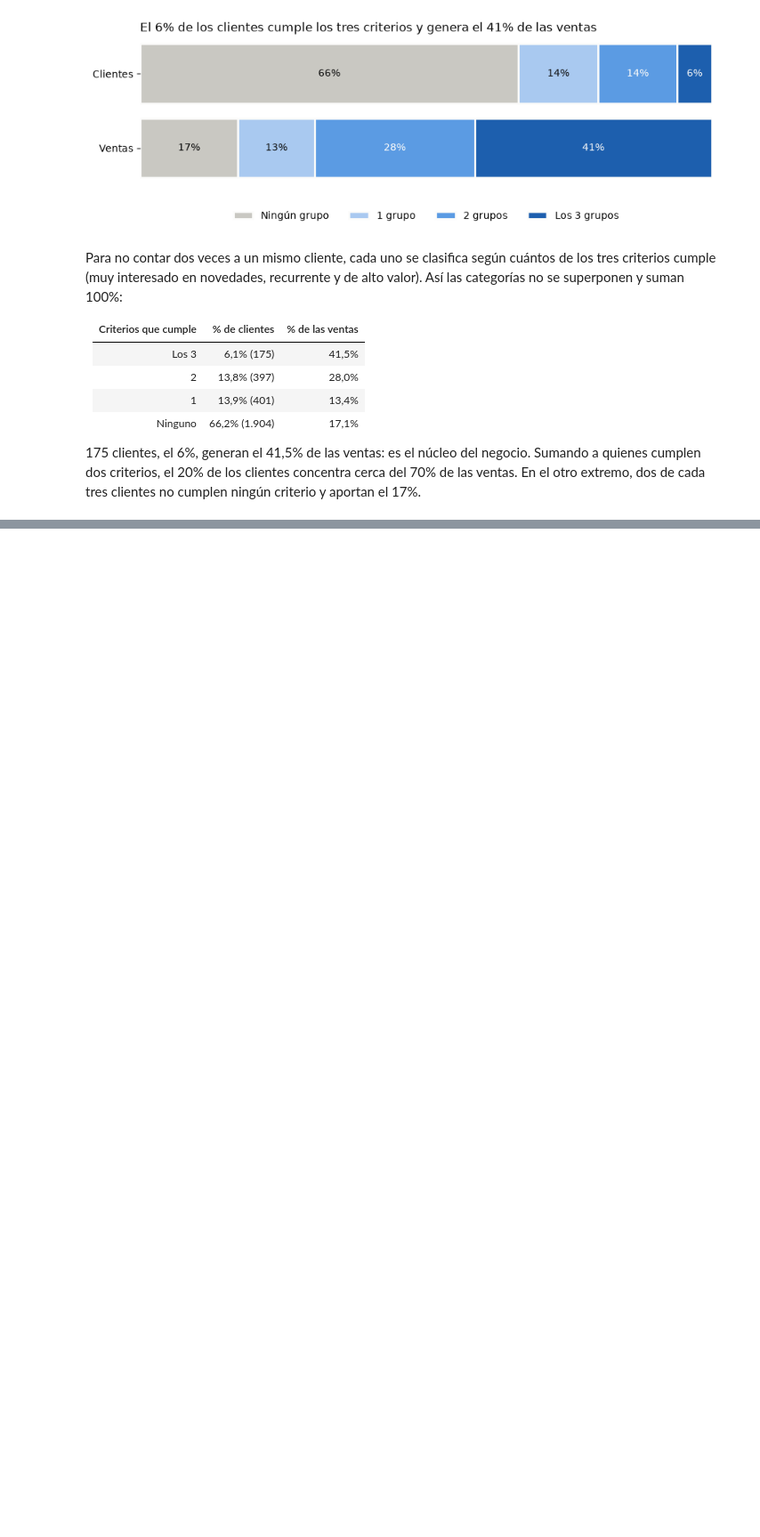
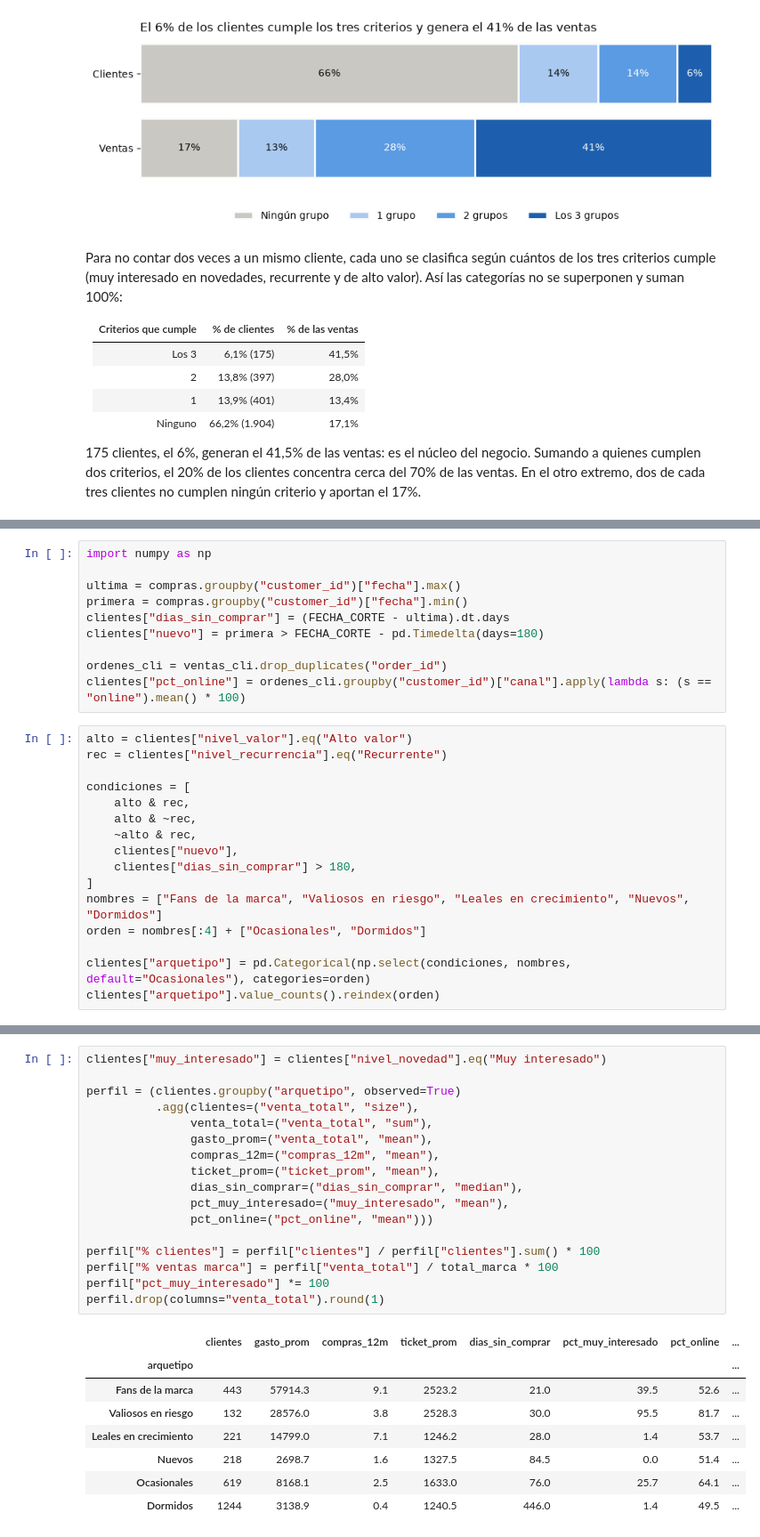
Before and after one commit to Edmh1/retail-customer-analytics, a Jupyter notebook: notebooks/02_analisis.ipynb, the cells around one changed output, grey strips where cells are left out. Shown at 89% size. Saved outputs shown, nothing was run; the diff lists cells and outputs as text; blank space fills up the shorter version.

Commit message:
feat: perfilar arquetipos y renombrar cazadores de lanzamientos

```diff
--- a/notebooks/02_analisis.ipynb
+++ b/notebooks/02_analisis.ipynb
@@ -640,0 +658,26 @@ Para no contar dos veces a un mismo cliente, cada uno se clasifica según cuánt
+# %%
+import numpy as np
+
+ultima = compras.groupby("customer_id")["fecha"].max()
+primera = compras.groupby("customer_id")["fecha"].min()
+clientes["dias_sin_comprar"] = (FECHA_CORTE - ultima).dt.days
+clientes["nuevo"] = primera > FECHA_CORTE - pd.Timedelta(days=180)
+
+ordenes_cli = ventas_cli.drop_duplicates("order_id")
+clientes["pct_online"] = ordenes_cli.groupby("customer_id")["canal"].apply(lambda s: (s == "online").mean() * 100)
+# %%
+alto = clientes["nivel_valor"].eq("Alto valor")
+rec = clientes["nivel_recurrencia"].eq("Recurrente")
+
+condiciones = [
+    alto & rec,
+    alto & ~rec,
+    ~alto & rec,
+    clientes["nuevo"],
+    clientes["dias_sin_comprar"] > 180,
+]
+nombres = ["Fans de la marca", "Valiosos en riesgo", "Leales en crecimiento", "Nuevos", "Dormidos"]
+orden = nombres[:4] + ["Ocasionales", "Dormidos"]
+
+clientes["arquetipo"] = pd.Categorical(np.select(condiciones, nombres, default="Ocasionales"), categories=orden)
+clientes["arquetipo"].value_counts().reindex(orden)
@@ -640,0 +738,26 @@ Para no contar dos veces a un mismo cliente, cada uno se clasifica según cuánt
+# %%
+clientes["muy_interesado"] = clientes["nivel_novedad"].eq("Muy interesado")
+
+perfil = (clientes.groupby("arquetipo", observed=True)
+          .agg(clientes=("venta_total", "size"),
+               venta_total=("venta_total", "sum"),
+               gasto_prom=("venta_total", "mean"),
+               compras_12m=("compras_12m", "mean"),
+               ticket_prom=("ticket_prom", "mean"),
+               dias_sin_comprar=("dias_sin_comprar", "median"),
+               pct_muy_interesado=("muy_interesado", "mean"),
+               pct_online=("pct_online", "mean")))
+
+perfil["% clientes"] = perfil["clientes"] / perfil["clientes"].sum() * 100
+perfil["% ventas marca"] = perfil["venta_total"] / total_marca * 100
+perfil["pct_muy_interesado"] *= 100
+perfil.drop(columns="venta_total").round(1)
+# %% [output]
+|  | clientes | gasto_prom | compras_12m | ticket_prom | dias_sin_comprar | pct_muy_interesado | pct_online | ... |
+| arquetipo |  |  |  |  |  |  |  | ... |
+| Fans de la marca | 443 | 57914.3 | 9.1 | 2523.2 | 21.0 | 39.5 | 52.6 | ... |
+| Valiosos en riesgo | 132 | 28576.0 | 3.8 | 2528.3 | 30.0 | 95.5 | 81.7 | ... |
+| Leales en crecimiento | 221 | 14799.0 | 7.1 | 1246.2 | 28.0 | 1.4 | 53.7 | ... |
+| Nuevos | 218 | 2698.7 | 1.6 | 1327.5 | 84.5 | 0.0 | 51.4 | ... |
+| Ocasionales | 619 | 8168.1 | 2.5 | 1633.0 | 76.0 | 25.7 | 64.1 | ... |
+| Dormidos | 1244 | 3138.9 | 0.4 | 1240.5 | 446.0 | 1.4 | 49.5 | ... |
```
Also changed, not shown: parts of 7 cells of this notebook.
